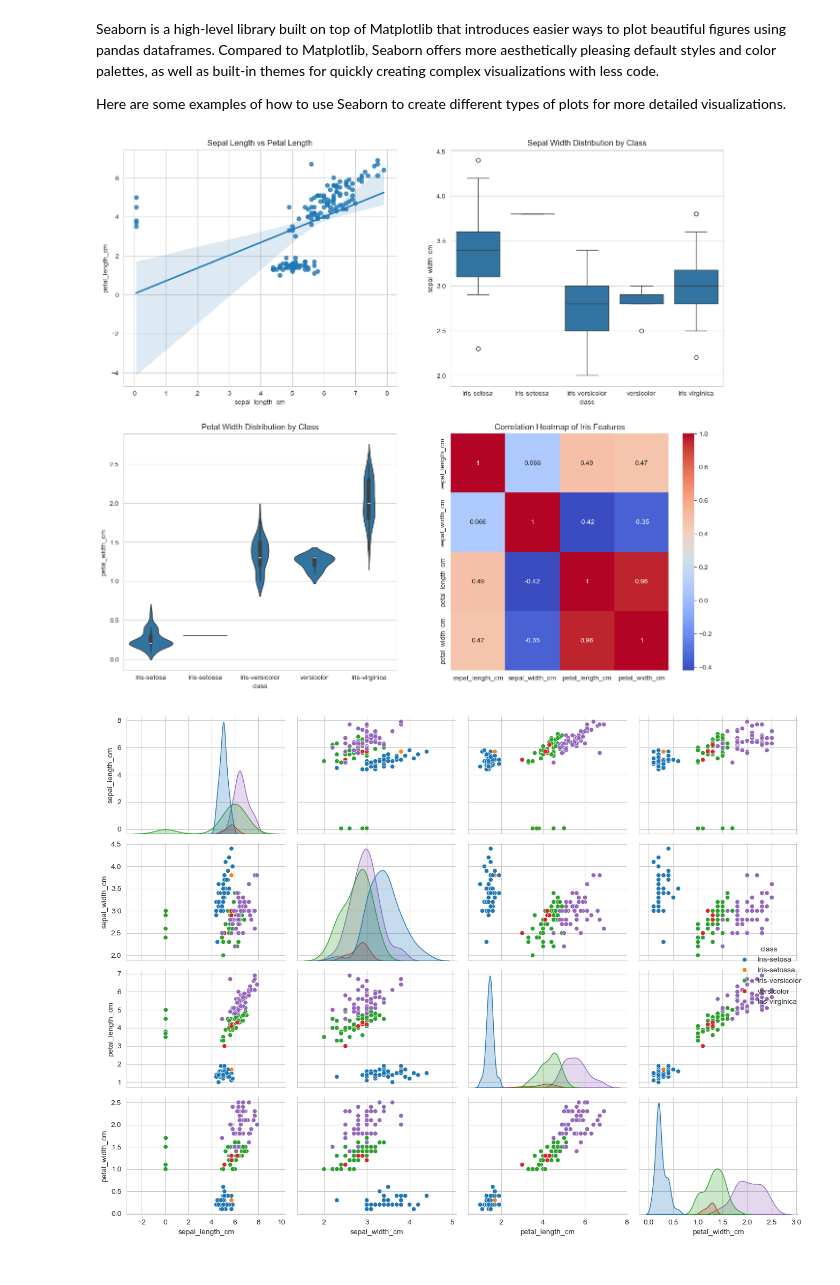
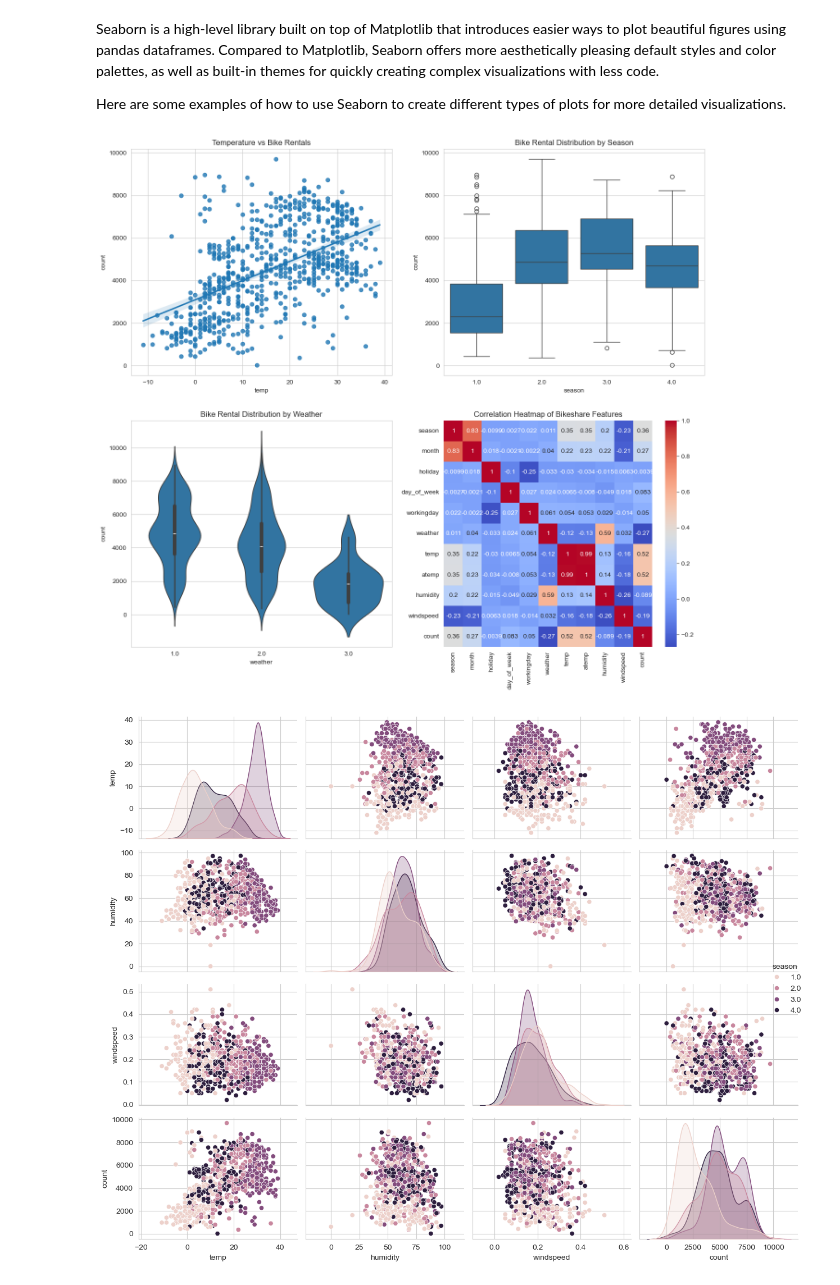
Before and after one commit to sabrinahu5/data-science-starter, a Jupyter notebook: t4sg-data-visualization.ipynb, the cells around one changed output. Drawn from its saved outputs; the diff is of its cells as text; code cells hidden in the pictures.

```diff
--- a/t4sg-data-visualization.ipynb
+++ b/t4sg-data-visualization.ipynb
@@ -57,18 +57,18 @@ plt.show()
 Next, let's look at how to plot a scatter plot with Matplotlib.
 # %%
 # Load the dataset
-df = pd.read_csv('data/iris-data.csv')
+df = pd.read_csv('data/bikeshare-messy.csv')
 
 # Select two numerical columns for the scatter plot
-x = df['sepal_length_cm']
-y = df['petal_length_cm']
+x = df['temp']
+y = df['count']
 
 # Create a scatter plot
 plt.figure(figsize=(10, 6))
 plt.scatter(x, y, alpha=0.7)
-plt.title('Sepal Length vs Petal Length')
-plt.xlabel('Sepal Length (cm)')
-plt.ylabel('Petal Length (cm)')
+plt.title('Temperature vs Bike Rentals')
+plt.xlabel('Temperature (°C)')
+plt.ylabel('Number of Bike Rentals')
 plt.grid(True, linestyle='--', alpha=0.7)
 plt.tight_layout()
 plt.show()
@@ -207,40 +207,39 @@ Here are some examples of how to use Seaborn to create different types of plots
 # %%
 import seaborn as sns
 
 # Set the style for all subsequent plots
 sns.set_style("whitegrid")
 
 # Create a figure with multiple subplots
 fig, axes = plt.subplots(2, 2, figsize=(16, 14))
 
 # Flatten the axes array for easier indexing
 axes = axes.flatten()
-
 # 1. Scatter plot with regression line
-sns.regplot(x='sepal_length_cm', y='petal_length_cm', data=df, ax=axes[0])
-axes[0].set_title('Sepal Length vs Petal Length')
+sns.regplot(x='temp', y='count', data=df, ax=axes[0])
+axes[0].set_title('Temperature vs Bike Rentals')
 
 # 2. Box plot
-sns.boxplot(x='class', y='sepal_width_cm', data=df, ax=axes[1])
-axes[1].set_title('Sepal Width Distribution by Class')
+sns.boxplot(x='season', y='count', data=df, ax=axes[1])
+axes[1].set_title('Bike Rental Distribution by Season')
 
 # 3. Violin plot
-sns.violinplot(x='class', y='petal_width_cm', data=df, ax=axes[2])
-axes[2].set_title('Petal Width Distribution by Class')
+sns.violinplot(x='weather', y='count', data=df, ax=axes[2])
+axes[2].set_title('Bike Rental Distribution by Weather')
 
 # 4. Heatmap of correlation matrix
-correlation_matrix = df.drop('class', axis=1).corr()
+correlation_matrix = df.select_dtypes(include=[np.number]).corr()
 sns.heatmap(correlation_matrix, annot=True, cmap='coolwarm', ax=axes[3])
-axes[3].set_title('Correlation Heatmap of Iris Features')
+axes[3].set_title('Correlation Heatmap of Bikeshare Features')
 
-# 4. Pair plot (this will create its own figure)
-sns.pairplot(df, hue='class', height=2.5, aspect=1.2)
+# 5. Pair plot (this will create its own figure)
+sns.pairplot(df[['season', 'temp', 'humidity', 'windspeed', 'count']], hue='season', height=2.5, aspect=1.2)
 
 # Adjust the layout of the main figure
 plt.tight_layout()
 
 # Show all plots
 plt.show()
 # %% [output]
-[figure, old version]
+[figure, new version]
-[figure, old version]
+[figure, new version]
```
Also changed, not shown: parts of 4 cells of this notebook, 5 other files.
